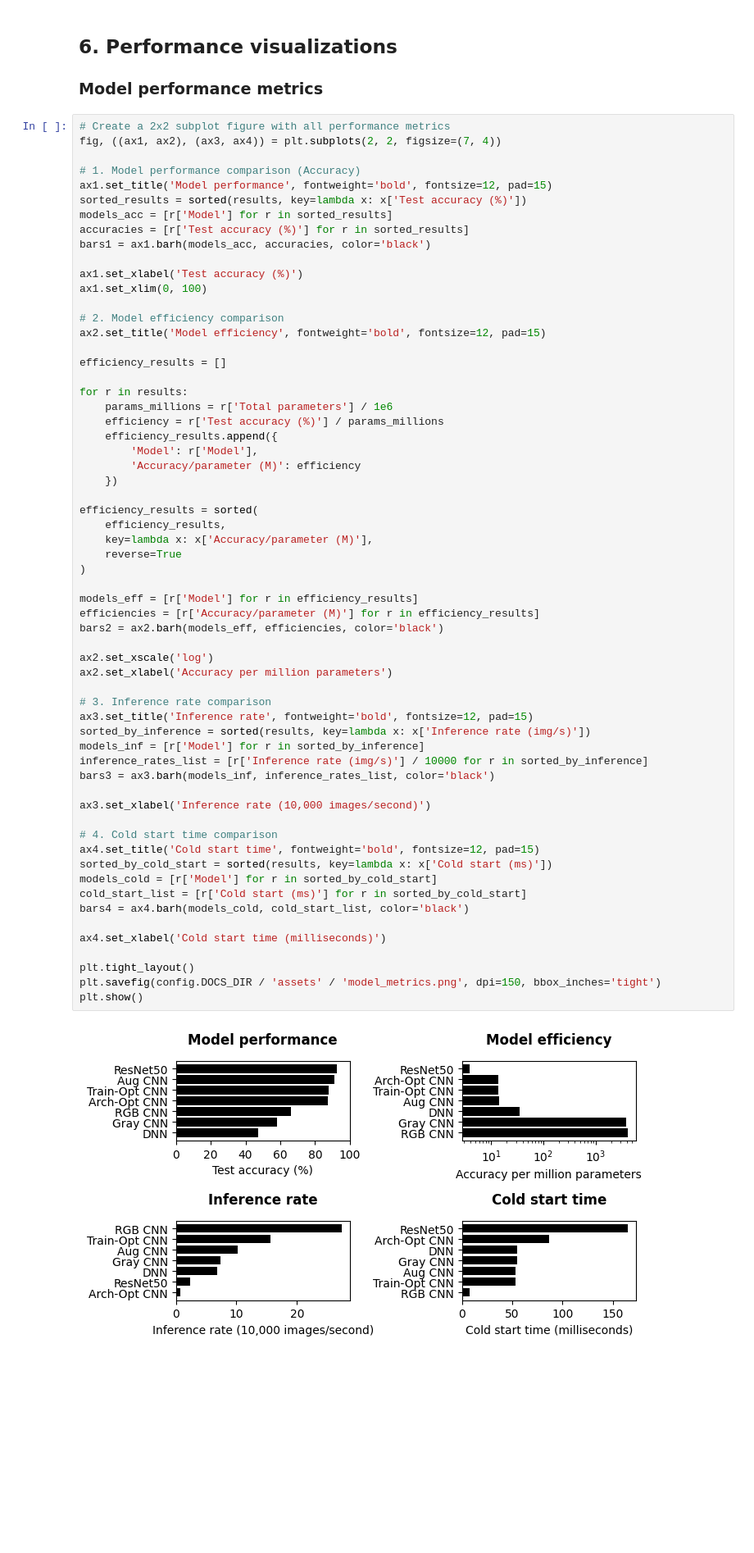
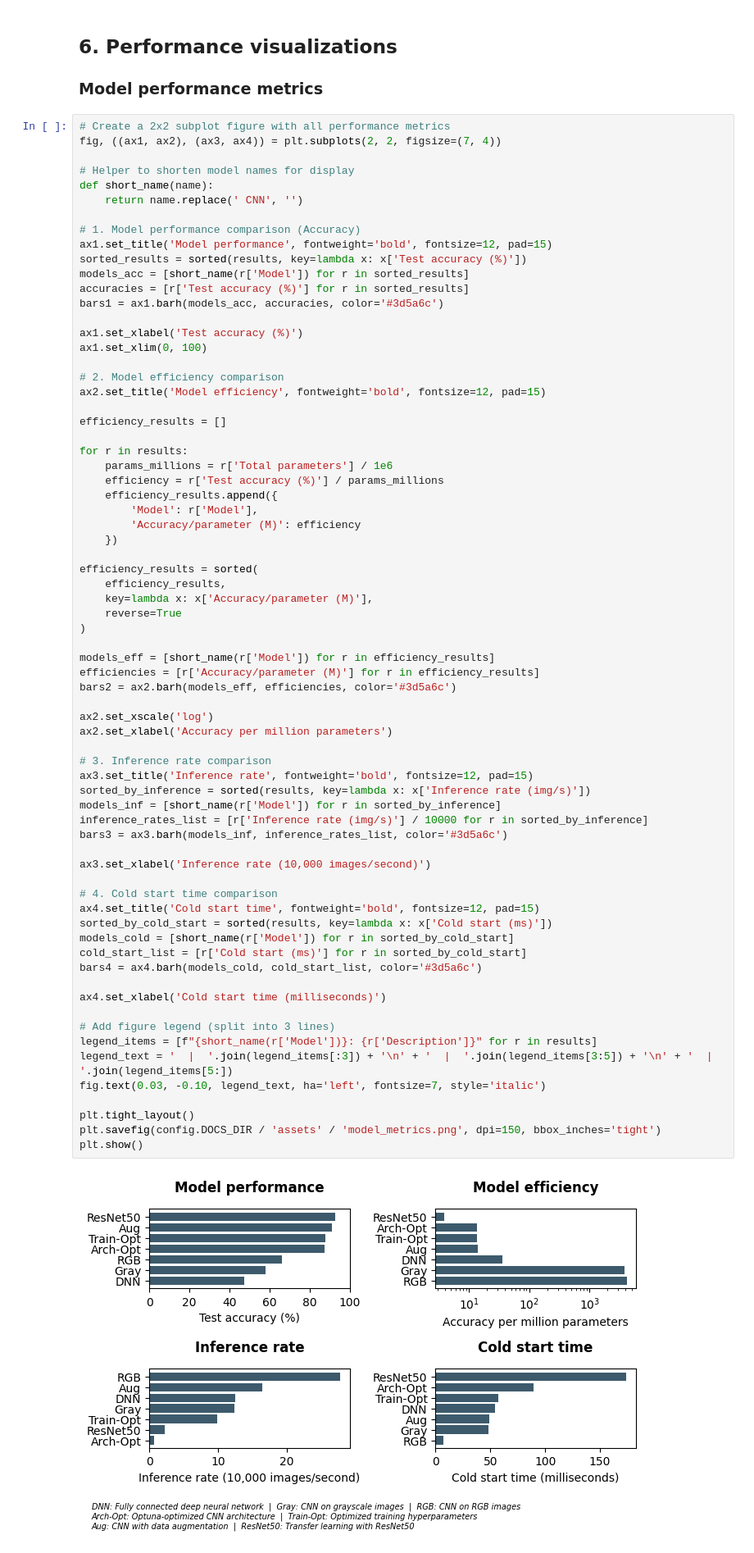
Before and after one commit to gperdrizet/CIFAR10, a Jupyter notebook: notebooks/08-results.ipynb, the cells around one changed output. Shown at 82% size. Drawn from its saved outputs; the diff is of its cells as text; blank space fills up the shorter version.

```diff
--- a/notebooks/08-results.ipynb
+++ b/notebooks/08-results.ipynb
@@ -276,12 +276,16 @@ summary_df
 # Create a 2x2 subplot figure with all performance metrics
 fig, ((ax1, ax2), (ax3, ax4)) = plt.subplots(2, 2, figsize=(7, 4))
 
+# Helper to shorten model names for display
+def short_name(name):
+    return name.replace(' CNN', '')
+
 # 1. Model performance comparison (Accuracy)
 ax1.set_title('Model performance', fontweight='bold', fontsize=12, pad=15)
 sorted_results = sorted(results, key=lambda x: x['Test accuracy (%)'])
-models_acc = [r['Model'] for r in sorted_results]
+models_acc = [short_name(r['Model']) for r in sorted_results]
 accuracies = [r['Test accuracy (%)'] for r in sorted_results]
-bars1 = ax1.barh(models_acc, accuracies, color='black')
+bars1 = ax1.barh(models_acc, accuracies, color='#3d5a6c')
 
 ax1.set_xlabel('Test accuracy (%)')
 ax1.set_xlim(0, 100)
@@ -301,40 +305,45 @@ for r in results:
 
 efficiency_results = sorted(
     efficiency_results,
     key=lambda x: x['Accuracy/parameter (M)'],
     reverse=True
 )
 
-models_eff = [r['Model'] for r in efficiency_results]
+models_eff = [short_name(r['Model']) for r in efficiency_results]
 efficiencies = [r['Accuracy/parameter (M)'] for r in efficiency_results]
-bars2 = ax2.barh(models_eff, efficiencies, color='black')
+bars2 = ax2.barh(models_eff, efficiencies, color='#3d5a6c')
 
 ax2.set_xscale('log')
 ax2.set_xlabel('Accuracy per million parameters')
 
 # 3. Inference rate comparison
 ax3.set_title('Inference rate', fontweight='bold', fontsize=12, pad=15)
 sorted_by_inference = sorted(results, key=lambda x: x['Inference rate (img/s)'])
-models_inf = [r['Model'] for r in sorted_by_inference]
+models_inf = [short_name(r['Model']) for r in sorted_by_inference]
 inference_rates_list = [r['Inference rate (img/s)'] / 10000 for r in sorted_by_inference]
-bars3 = ax3.barh(models_inf, inference_rates_list, color='black')
+bars3 = ax3.barh(models_inf, inference_rates_list, color='#3d5a6c')
 
 ax3.set_xlabel('Inference rate (10,000 images/second)')
 
 # 4. Cold start time comparison
 ax4.set_title('Cold start time', fontweight='bold', fontsize=12, pad=15)
 sorted_by_cold_start = sorted(results, key=lambda x: x['Cold start (ms)'])
-models_cold = [r['Model'] for r in sorted_by_cold_start]
+models_cold = [short_name(r['Model']) for r in sorted_by_cold_start]
 cold_start_list = [r['Cold start (ms)'] for r in sorted_by_cold_start]
-bars4 = ax4.barh(models_cold, cold_start_list, color='black')
+bars4 = ax4.barh(models_cold, cold_start_list, color='#3d5a6c')
 
 ax4.set_xlabel('Cold start time (milliseconds)')
+
+# Add figure legend (split into 3 lines)
+legend_items = [f"{short_name(r['Model'])}: {r['Description']}" for r in results]
+legend_text = '  |  '.join(legend_items[:3]) + '\n' + '  |  '.join(legend_items[3:5]) + '\n' + '  |  '.join(legend_items[5:])
+fig.text(0.03, -0.10, legend_text, ha='left', fontsize=7, style='italic')
 
 plt.tight_layout()
 plt.savefig(config.DOCS_DIR / 'assets' / 'model_metrics.png', dpi=150, bbox_inches='tight')
 plt.show()
 # %% [output]
-[figure, old version]
+[figure, new version]
 # %% [markdown]
 ## 7. Per-class performance analysis
 # %%
```
Also changed, not shown: parts of 6 cells of this notebook, 4 other files.
